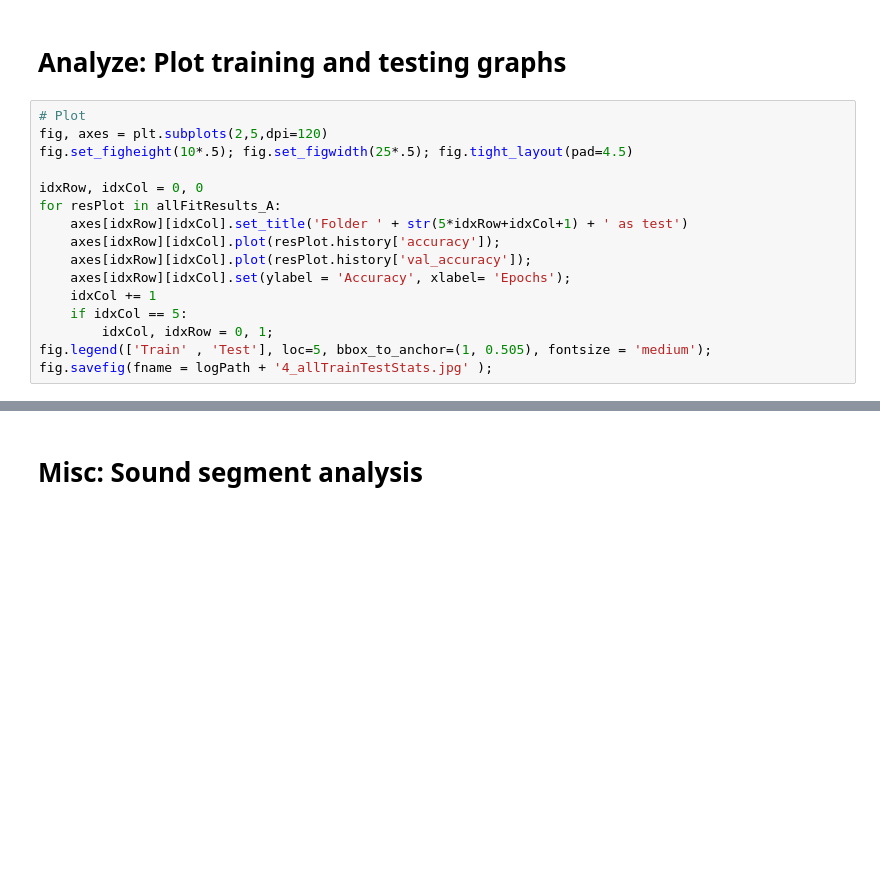
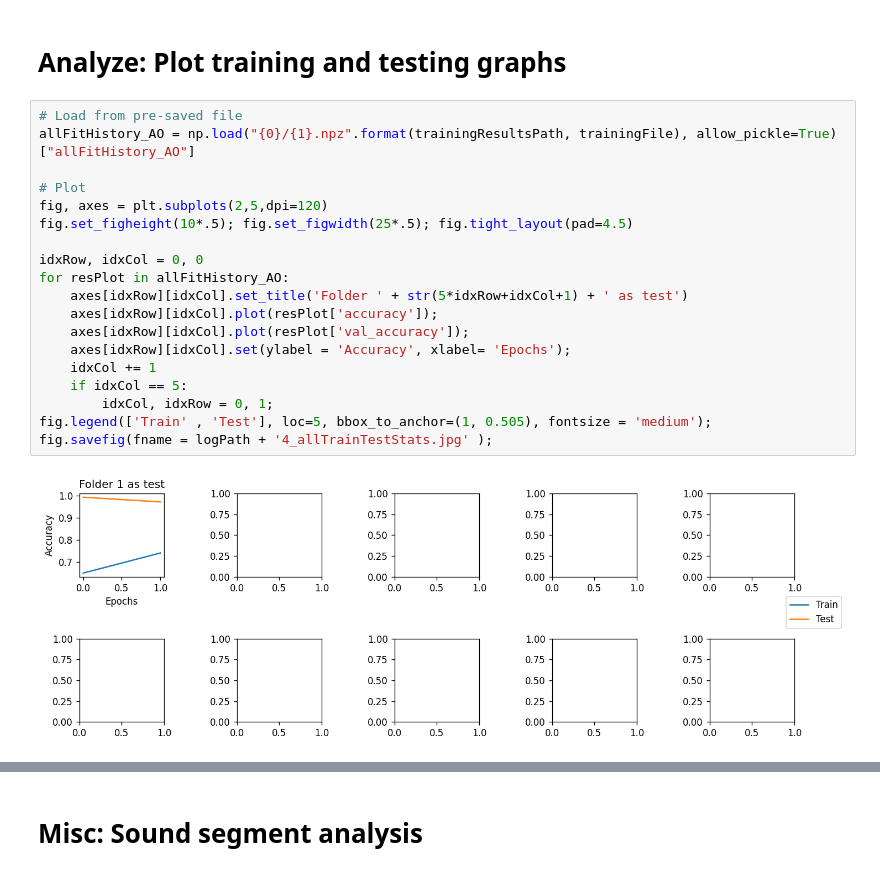
Before and after one commit to matsozza/Python_ML_CombustionEnginesRecog_MBA, a Jupyter notebook: Convolutional Neural Network.ipynb, the cells around one changed output, grey strips where cells are left out. Drawn from its saved outputs; the diff is of its cells as text; blank space fills up the shorter version.

Commit message:
Training history saved in array of objects

```diff
--- a/Convolutional Neural Network.ipynb
+++ b/Convolutional Neural Network.ipynb
@@ -446,20 +487,25 @@ fig.savefig(fname = logPath + '3b_avgConfusionMatrix.jpg' );
 # %% [markdown]
 # Analyze: Plot training and testing graphs
 # %%
+# Load from pre-saved file
+allFitHistory_AO = np.load("{0}/{1}.npz".format(trainingResultsPath, trainingFile), allow_pickle=True)["allFitHistory_AO"]
+
 # Plot
 fig, axes = plt.subplots(2,5,dpi=120)
 fig.set_figheight(10*.5); fig.set_figwidth(25*.5); fig.tight_layout(pad=4.5)
 
 idxRow, idxCol = 0, 0
-for resPlot in allFitResults_A:
+for resPlot in allFitHistory_AO:
     axes[idxRow][idxCol].set_title('Folder ' + str(5*idxRow+idxCol+1) + ' as test')
-    axes[idxRow][idxCol].plot(resPlot.history['accuracy']);
-    axes[idxRow][idxCol].plot(resPlot.history['val_accuracy']);
+    axes[idxRow][idxCol].plot(resPlot['accuracy']);
+    axes[idxRow][idxCol].plot(resPlot['val_accuracy']);
     axes[idxRow][idxCol].set(ylabel = 'Accuracy', xlabel= 'Epochs');
     idxCol += 1
     if idxCol == 5:
         idxCol, idxRow = 0, 1;
 fig.legend(['Train' , 'Test'], loc=5, bbox_to_anchor=(1, 0.505), fontsize = 'medium');
 fig.savefig(fname = logPath + '4_allTrainTestStats.jpg' );
+# %% [output]
+[figure, added]
 # %%
 # Average results
```
Also changed, not shown: parts of 10 cells of this notebook.
